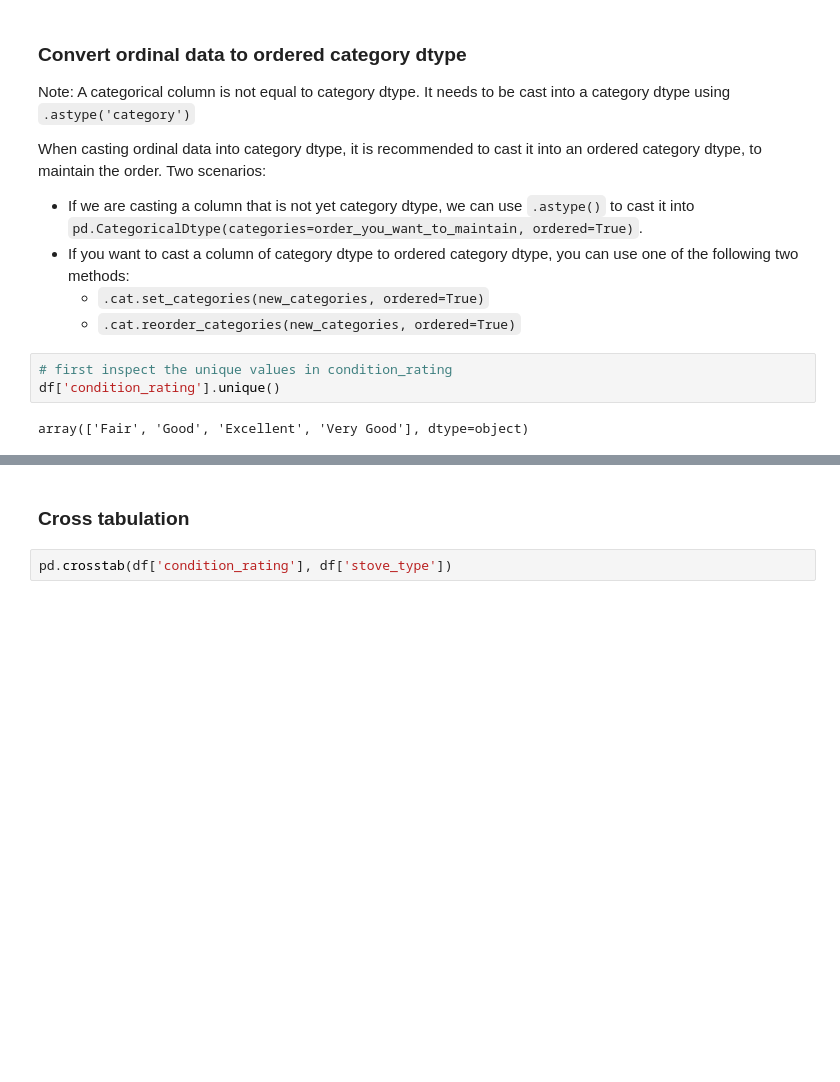
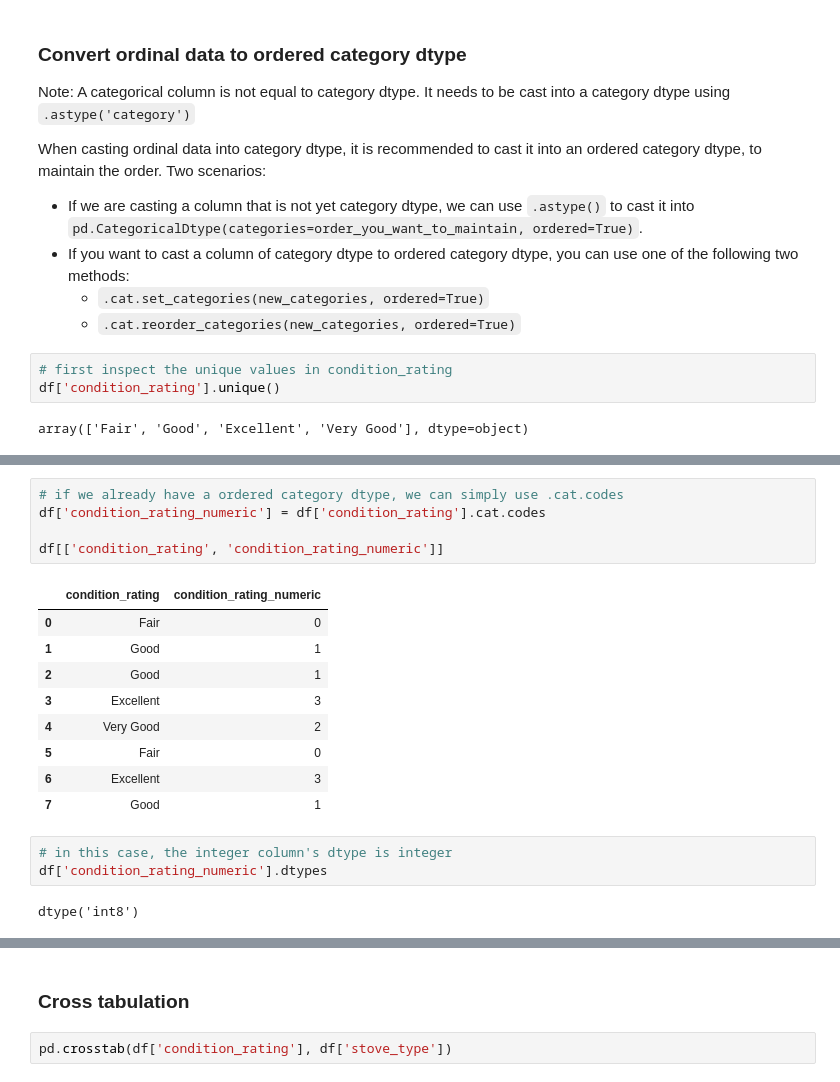
Before and after one commit to jieshu-wang-SBU/EST389_371_2026_spring, a Jupyter notebook: lectures/06-EDA_and_visualization_1/06-01_data_inspection.ipynb, the cells around one changed output, grey strips where cells are left out. Drawn from its saved outputs; the diff is of its cells as text; blank space fills up the shorter version.

```diff
--- a/lectures/06-EDA_and_visualization_1/06-01_data_inspection.ipynb
+++ b/lectures/06-EDA_and_visualization_1/06-01_data_inspection.ipynb
@@ -206,0 +206,20 @@ Name: count, dtype: int64
+# %%
+# if we already have a ordered category dtype, we can simply use .cat.codes
+df['condition_rating_numeric'] = df['condition_rating'].cat.codes
+
+df[['condition_rating', 'condition_rating_numeric']]
+# %% [output]
+|  | condition_rating | condition_rating_numeric |
+| 0 | Fair | 0 |
+| 1 | Good | 1 |
+| 2 | Good | 1 |
+| 3 | Excellent | 3 |
+| 4 | Very Good | 2 |
+| 5 | Fair | 0 |
+| 6 | Excellent | 3 |
+| 7 | Good | 1 |
+# %%
+# in this case, the integer column's dtype is integer
+df['condition_rating_numeric'].dtypes
+# %% [output]
+dtype('int8')
```
Also changed, not shown: parts of 5 cells of this notebook, 1 other file.
